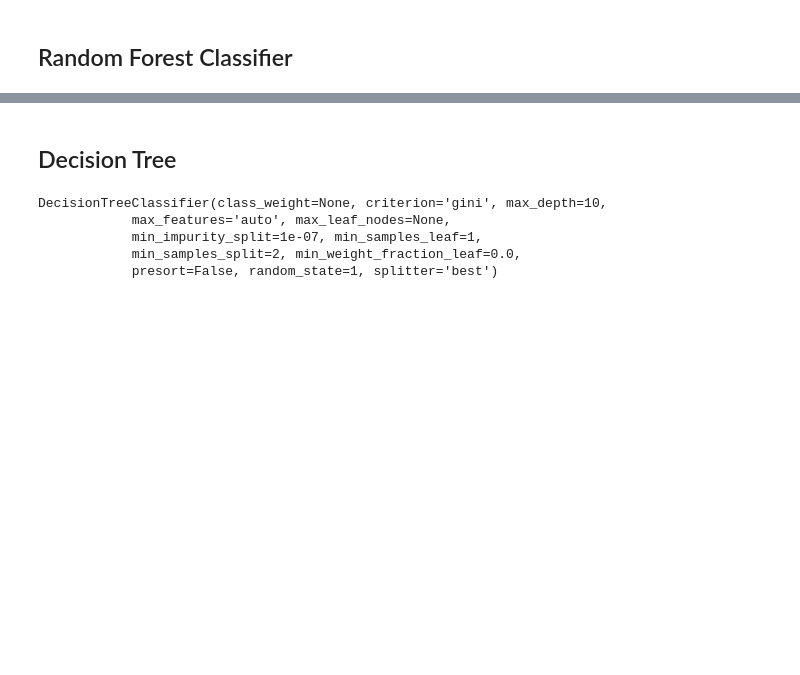
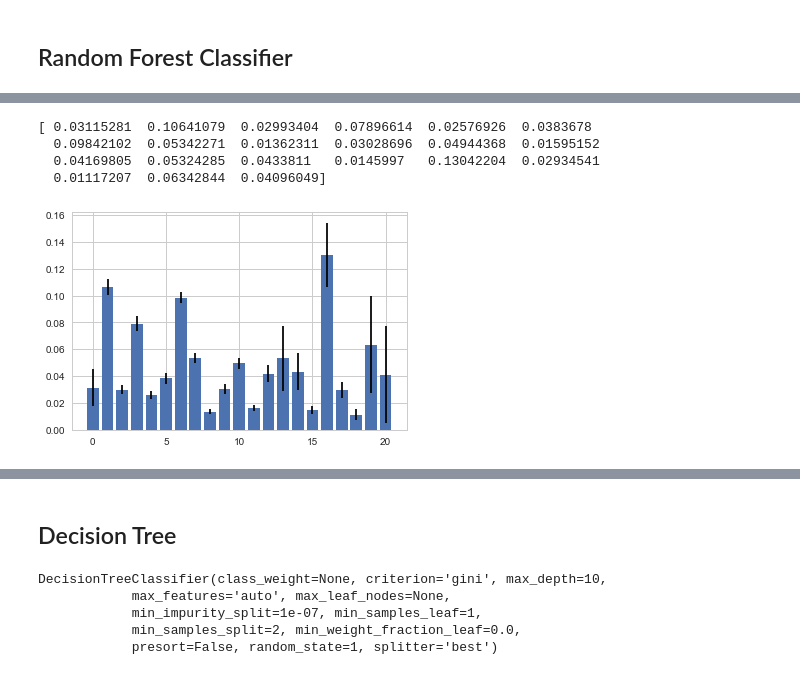
Before and after one commit to ksdkalluri/identifying_faulty_pumps, a Jupyter notebook: Model_Selection_and_Prediction.ipynb, the cells around one changed output, grey strips where cells are left out. Saved outputs shown, nothing was run; the diff lists cells and outputs as text; code cells hidden in the pictures; blank space fills up the shorter version.

```diff
--- a/Model_Selection_and_Prediction.ipynb
+++ b/Model_Selection_and_Prediction.ipynb
@@ -95,0 +98,25 @@ Random Forest Classifier Test Score : 0.804713804714
+# %%
+print(rfc.feature_importances_)
+# %% [output]
+[ 0.03115281  0.10641079  0.02993404  0.07896614  0.02576926  0.0383678
+  0.09842102  0.05342271  0.01362311  0.03028696  0.04944368  0.01595152
+  0.04169805  0.05324285  0.0433811   0.0145997   0.13042204  0.02934541
+  0.01117207  0.06342844  0.04096049]
+# %%
+importance = rfc.feature_importances_
+importance = pd.DataFrame(importance, index=training.columns,
+                          columns=["Importance"])
+
+importance["Std"] = np.std([tree.feature_importances_
+                            for tree in rfc.estimators_], axis=0)
+
+x = range(importance.shape[0])
+y = importance.iloc[:, 0]
+yerr = importance.iloc[:, 1]
+lables = list(training.columns.values)
+
+ax = plt.bar(x, y, yerr=yerr ,align="center")
+
+#plt.show()
+# %% [output]
+[figure, added]
```
Also changed, not shown: parts of 24 cells of this notebook, 2 other files.
